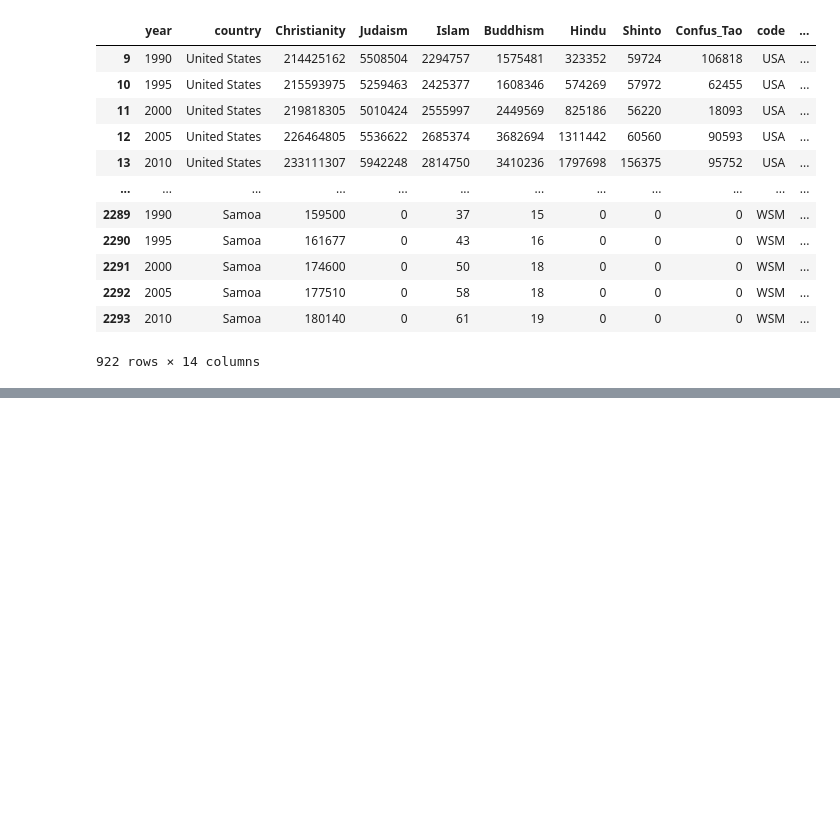
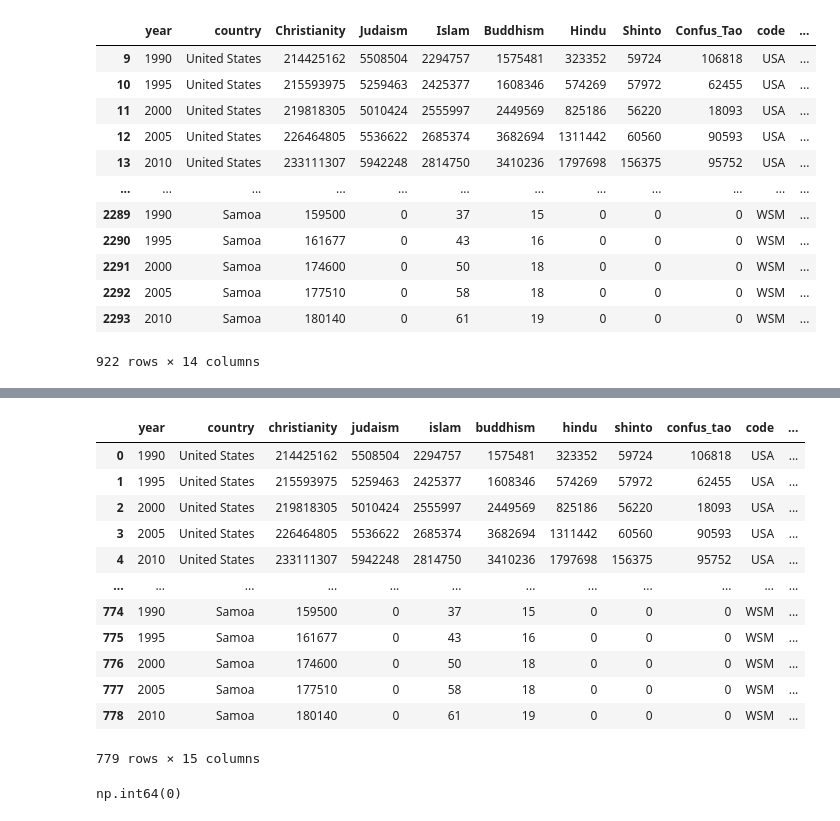
Before and after one commit to victoriacanoacha-source/first_project, a Jupyter notebook: data/clean/Final-dataset.ipynb, the cells around one changed output, grey strips where cells are left out. Cells and saved outputs as stored; diff of their text form; code cells hidden in the pictures; blank space fills up the shorter version.

```diff
--- a/data/clean/Final-dataset.ipynb
+++ b/data/clean/Final-dataset.ipynb
@@ -229,0 +295,3 @@ merged
+# %%
+merged.groupby(['country','year']).size().sort_values(ascending=False)
+merged = merged.drop_duplicates(subset=['country', 'year'])
@@ -229,0 +314,2 @@ merged
+# %%
+pop = pd.read_csv("pop_dataset.csv")
@@ -229,0 +337,23 @@ merged
+# %%
+pop = pop[pop["country"].isin(merged["country"])]
+# %%
+merged = merged.merge(pop, on=["code", "year"])
+# %%
+merged = merged.drop(columns=["country_y"])
+merged = merged.rename(columns={"country_x": "country"})
+
+merged
+# %% [output]
+|  | year | country | christianity | judaism | islam | buddhism | hindu | shinto | confus_tao | code | ... |
+| 0 | 1990 | United States | 214425162 | 5508504 | 2294757 | 1575481 | 323352 | 59724 | 106818 | USA | ... |
+| 1 | 1995 | United States | 215593975 | 5259463 | 2425377 | 1608346 | 574269 | 57972 | 62455 | USA | ... |
+| 2 | 2000 | United States | 219818305 | 5010424 | 2555997 | 2449569 | 825186 | 56220 | 18093 | USA | ... |
+| 3 | 2005 | United States | 226464805 | 5536622 | 2685374 | 3682694 | 1311442 | 60560 | 90593 | USA | ... |
+| 4 | 2010 | United States | 233111307 | 5942248 | 2814750 | 3410236 | 1797698 | 156375 | 95752 | USA | ... |
+| ... | ... | ... | ... | ... | ... | ... | ... | ... | ... | ... | ... |
+| 774 | 1990 | Samoa | 159500 | 0 | 37 | 15 | 0 | 0 | 0 | WSM | ... |
+| 775 | 1995 | Samoa | 161677 | 0 | 43 | 16 | 0 | 0 | 0 | WSM | ... |
+| 776 | 2000 | Samoa | 174600 | 0 | 50 | 18 | 0 | 0 | 0 | WSM | ... |
+| 777 | 2005 | Samoa | 177510 | 0 | 58 | 18 | 0 | 0 | 0 | WSM | ... |
+| 778 | 2010 | Samoa | 180140 | 0 | 61 | 19 | 0 | 0 | 0 | WSM | ... |
+779 rows × 15 columns
@@ -229,0 +362,4 @@ merged
+# %%
+merged["population"].isnull().sum()
+# %% [output]
+np.int64(0)
```
Also changed, not shown: parts of 11 cells of this notebook, 7 other files.
